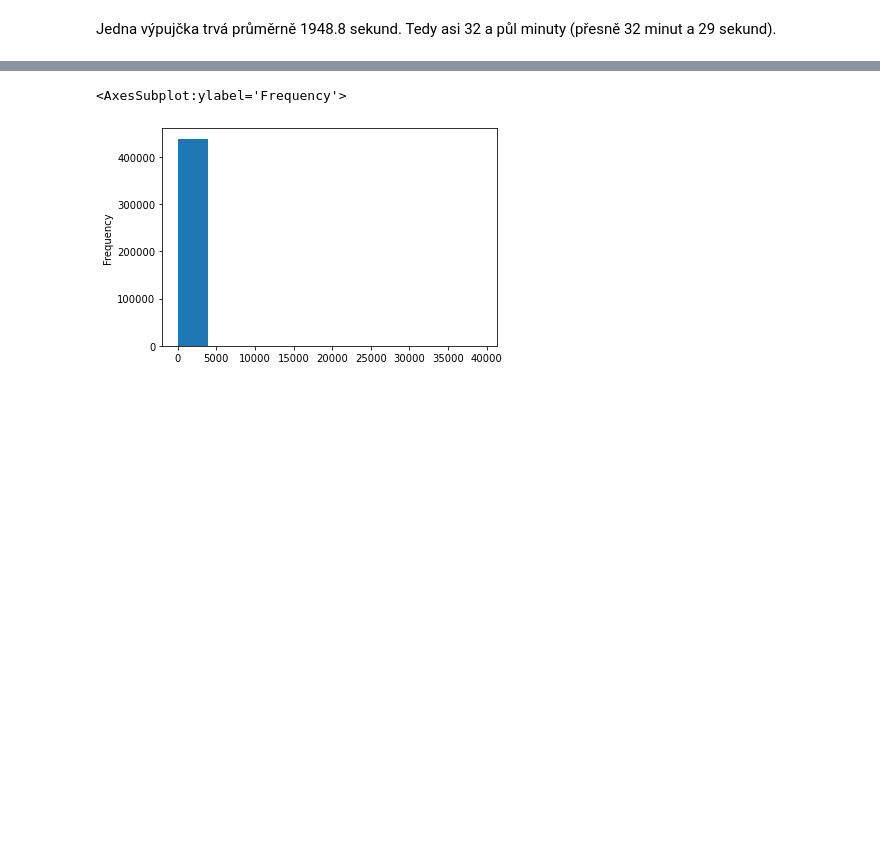
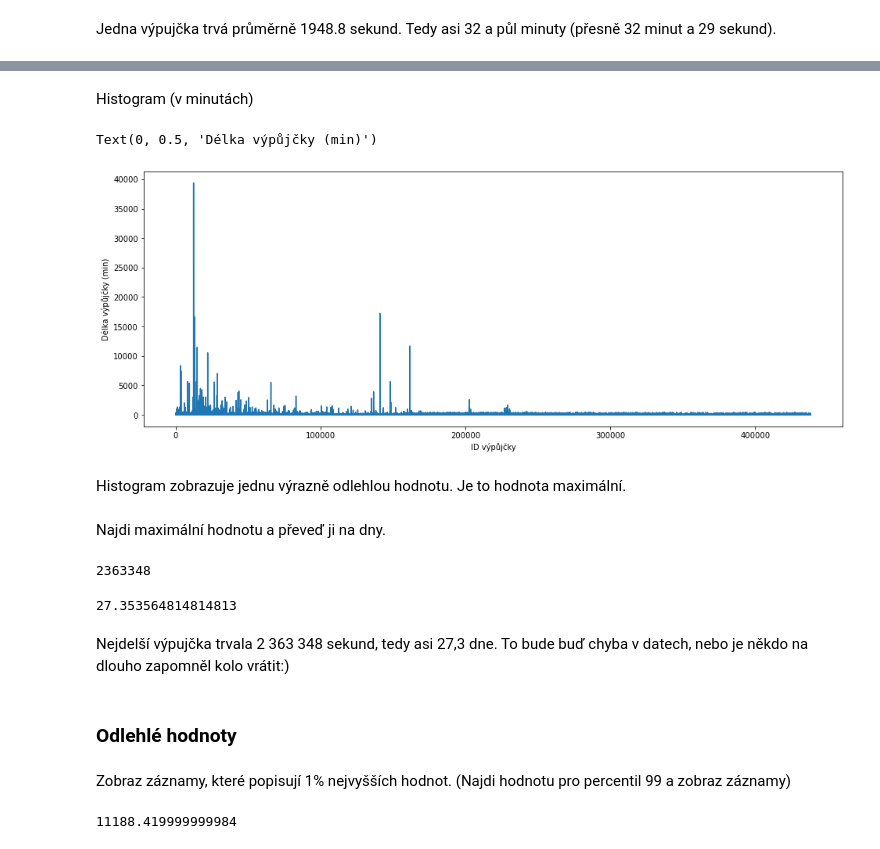
Before and after one commit to matejpiro/ENGETO_Pandas_project2_Bikes, a Jupyter notebook: ENGETO_Projekt kola(1).ipynb, the cells around one changed output, grey strips where cells are left out. Cells and saved outputs as stored; diff of their text form; code cells hidden in the pictures; blank space fills up the shorter version.

```diff
--- a/ENGETO_Projekt kola(1).ipynb
+++ b/ENGETO_Projekt kola(1).ipynb
@@ -58,7 +57,34 @@ df.duration.plot(figsize=(16,7))
+# %% [markdown]
+Histogram (v minutách)
 # %%
-df2=df.duration/60
+df_minutes=df.duration/60
-# %%
-df2.plot(kind = 'hist', x='index', y='duration')
-# %% [output]
-<AxesSubplot:ylabel='Frequency'>
-[figure, removed]
+# %%
+df_minutes.plot(figsize = (16,6)) # v minutách
+plt.xlabel('ID výpůjčky')
+plt.ylabel('Délka výpůjčky (min)')
+# %% [output]
+Text(0, 0.5, 'Délka výpůjčky (min)')
+[figure, added]
+# %% [markdown]
+Histogram zobrazuje jednu výrazně odlehlou hodnotu. Je to hodnota maximální.
+# %% [markdown]
+Najdi maximální hodnotu a převeď ji na dny.
+# %%
+df.duration.max()
+# %% [output]
+2363348
+# %%
+df.duration.max()/86400 # na dny
+# %% [output]
+27.353564814814813
+# %% [markdown]
+Nejdelší výpujčka trvala 2 363 348 sekund, tedy asi 27,3 dne. To bude buď chyba v datech, nebo je někdo na dlouho zapomněl kolo vrátit:)
+# %% [markdown]
+### Odlehlé hodnoty
+# %% [markdown]
+Zobraz záznamy, které popisují 1% nejvyšších hodnot. (Najdi hodnotu pro percentil 99 a zobraz záznamy)
+# %%
+x = np.percentile(df.duration,99)
+print(x)
+# %% [output]
+11188.419999999984
```
Also changed, not shown: parts of 9 cells of this notebook.
